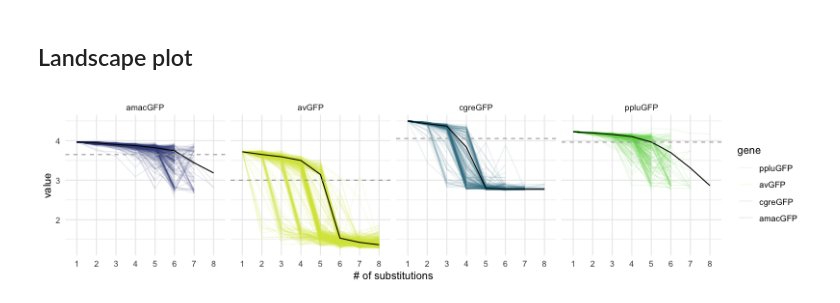
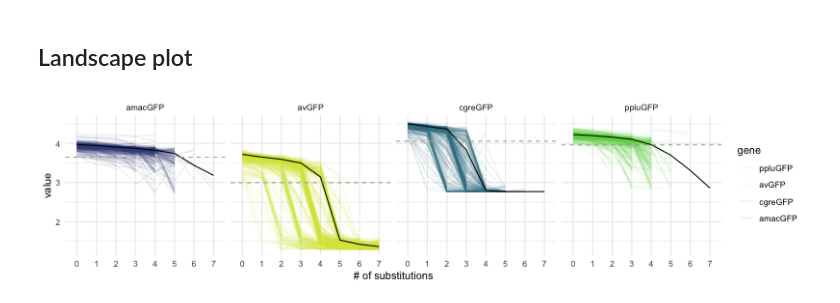
Before and after one commit to aequorea238/Orthologous_GFP_Fitness_Peaks, a Jupyter notebook: analysis/ddG_landscape/gfp_pipeline.ipynb, the cells around one changed output. Saved outputs shown, nothing was run; the diff lists cells and outputs as text; code cells hidden in the pictures.

```diff
--- a/analysis/ddG_landscape/gfp_pipeline.ipynb
+++ b/analysis/ddG_landscape/gfp_pipeline.ipynb
@@ -739,30 +774,46 @@ sharpness_corr
 landscapes_df = None
 for g in genes:
     landscapes_gene = [v[3] for v in landscapes if (v[0] == g) ]
-    for j in range(len(landscapes_gene)):
-        v = landscapes_gene[j]
-        flag = False
-        for i in range(len(v)):
-            if v[i] < br_cutoff[ig]:
-                flag = True
-            elif flag == True:
-                v[i] = 0
+    scale_coef_gene = [s for s, v in zip(scale_coef, landscapes) if (v[0] == g)]
+    n_obs_gene = [s for s, v in zip(landscapes_n_obs, landscapes) if (v[0] == g)]
 
-        landscapes_gene[i] = v
+#     for j in range(len(landscapes_gene)):
+#         v = landscapes_gene[j]
+#         flag = False
+#         for i in range(len(v)):
+#             if v[i] < br_cutoff[ig]:
+#                 flag = True
+#             elif flag == True:
+#                 v[i] = 0
+#         landscapes_gene[i] = v
+
+#     landscapes_gene
+
+
+    landscapes_n_obs_gene = DataFrame(n_obs_gene)
+    landscapes_n_obs_gene.columns = [f'n_obs:{i}' for i in range(landscapes_n_obs_gene.shape[1])]
+
+
+    landscapes_gene = DataFrame(landscapes_gene)
+    landscapes_gene.columns = [f'{i}' for i in range(landscapes_gene.shape[1])]
+    landscapes_gene['gene'] = g
+    landscapes_gene['aa_pseudo'] = meta_info.aa_genotype_pseudo[[v[2] for v in landscapes if (v[0] == g) ]].to_list()
+
+    landscapes_gene['scale_coef'] = scale_coef_gene
     landscapes_gene
 
-    landscapes_gene = DataFrame(landscapes_gene)
-    landscapes_gene.columns = [f'{i+1}' for i in range(landscapes_gene.shape[1])]
-    landscapes_gene['gene'] = g
-    landscapes_gene
+    landscapes_gene = concat((landscapes_gene, landscapes_n_obs_gene), axis=1)
+
     if landscapes_df is None:
         landscapes_df = landscapes_gene
     else:
         landscapes_df = concat((landscapes_df, landscapes_gene))
+
+
 landscapes_df
 
 landscapes_ref_df = DataFrame(land_ref)
-landscapes_ref_df.columns = [f'{i+1}' for i in range(landscapes_ref_df.shape[1])]
+landscapes_ref_df.columns = [f'{i}' for i in range(landscapes_ref_df.shape[1])]
 landscapes_ref_df['gene'] = genes
 landscapes_ref_df
 
@@ -773,27 +824,28 @@ br_cutoff_df.columns = ['cutoff']
 # %%
 %%R -i landscapes_df -i landscapes_ref_df -i br_cutoff_df -w 800 -h 200
 
+landscapes_df <- landscapes_df[,1:(which(colnames(landscapes_df) == 'gene'))]
 landscapes_df$id <- 1:nrow(landscapes_df)
 landscapes_df[landscapes_df == 0] = NaN
 df.landscape <- melt(landscapes_df, id = c('id', 'gene'))
 
 df.landscape.ref <- melt(landscapes_ref_df, id = c('gene'))
 br_cutoff_df$gene = rownames(br_cutoff_df)
 
 head(br_cutoff_df)
 
 p <- ggplot(df.landscape, aes(as.factor(variable), value, color = gene, group=id)) +
 geom_line(alpha=0.1) + scale_color_manual(values=colors) +
 geom_line(data = df.landscape.ref, aes(as.factor(variable), value, group=gene), color='black') +
 geom_hline(data=br_cutoff_df, aes(yintercept=cutoff), linetype="dashed", color = "darkgrey") +
 theme_minimal() + xlab('# of substitutions') +
 facet_grid(cols = vars(gene))
 
 
 
 pdf(paste0(path.figures, 'sharpness_landscape.pdf'), width=8, height=3)
 print(p)
 dev.off()
 p
 # %% [output]
-[figure, old version]
+[figure, new version]
```
Also changed, not shown: parts of 16 cells of this notebook.
